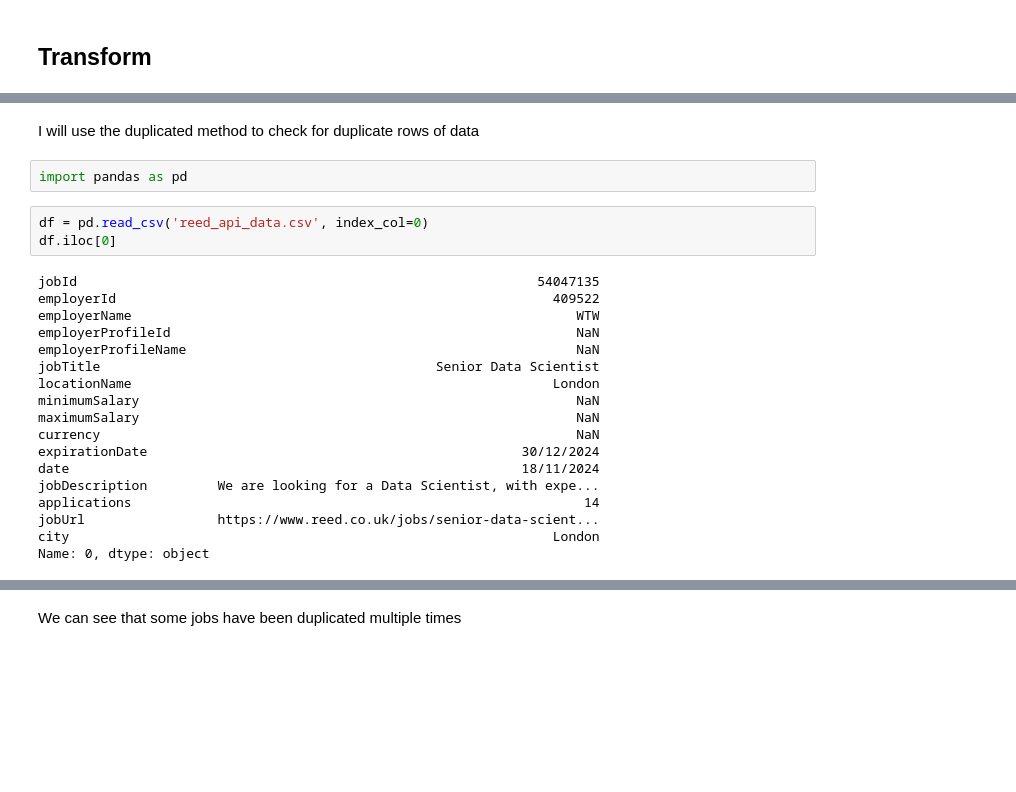
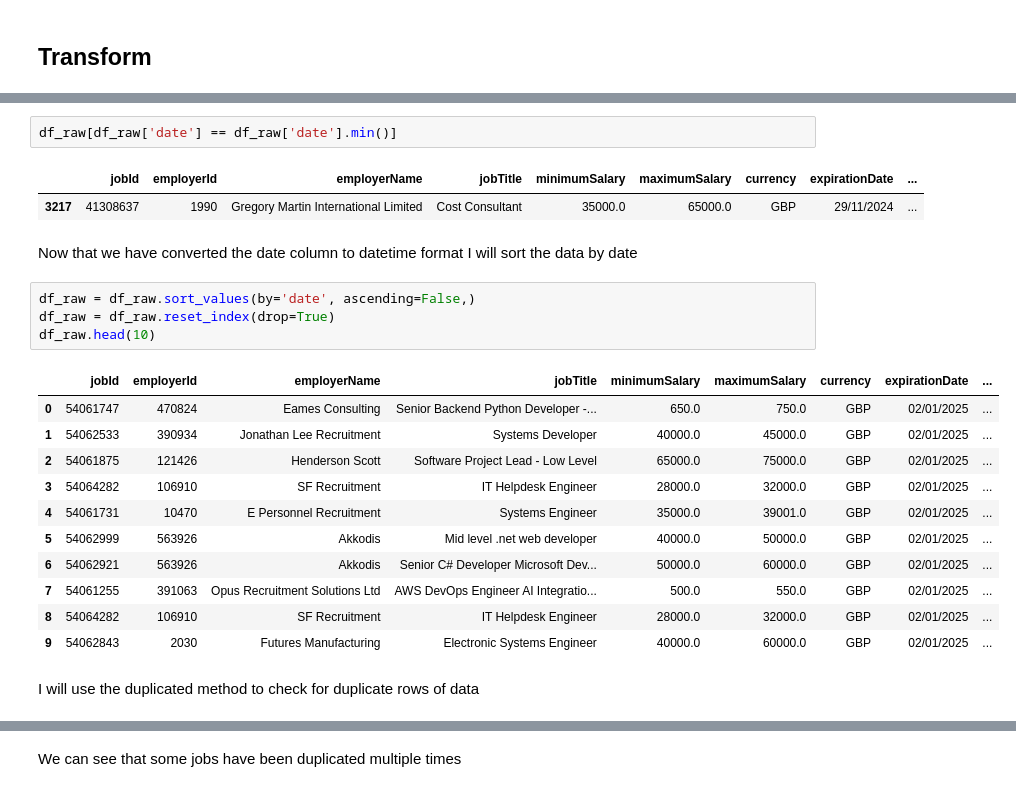
Before and after one commit to jmiller84/job_market_etl, a Jupyter notebook: notebooks/transform.ipynb, the cells around one changed output, grey strips where cells are left out. Drawn from its saved outputs; the diff is of its cells as text; blank space fills up the shorter version.

```diff
--- a/notebooks/transform.ipynb
+++ b/notebooks/transform.ipynb
@@ -5,26 +111,26 @@ Now I have the data saved in a pandas dataframe I can now start to transform the
+# %%
+df_raw[df_raw['date'] == df_raw['date'].min()]
+# %% [output]
+|  | jobId | employerId | employerName | jobTitle | minimumSalary | maximumSalary | currency | expirationDate | ... |
+| 3217 | 41308637 | 1990 | Gregory Martin International Limited | Cost Consultant | 35000.0 | 65000.0 | GBP | 29/11/2024 | ... |
+# %% [markdown]
+Now that we have converted the date column to datetime format I will sort the data by date
+# %%
+df_raw = df_raw.sort_values(by='date', ascending=False,)
+df_raw = df_raw.reset_index(drop=True)
+df_raw.head(10)
+# %% [output]
+|  | jobId | employerId | employerName | jobTitle | minimumSalary | maximumSalary | currency | expirationDate | ... |
+| 0 | 54061747 | 470824 | Eames Consulting | Senior Backend Python Developer -... | 650.0 | 750.0 | GBP | 02/01/2025 | ... |
+| 1 | 54062533 | 390934 | Jonathan Lee Recruitment | Systems Developer | 40000.0 | 45000.0 | GBP | 02/01/2025 | ... |
+| 2 | 54061875 | 121426 | Henderson Scott | Software Project Lead - Low Level | 65000.0 | 75000.0 | GBP | 02/01/2025 | ... |
+| 3 | 54064282 | 106910 | SF Recruitment | IT Helpdesk Engineer | 28000.0 | 32000.0 | GBP | 02/01/2025 | ... |
+| 4 | 54061731 | 10470 | E Personnel Recruitment | Systems Engineer | 35000.0 | 39001.0 | GBP | 02/01/2025 | ... |
+| 5 | 54062999 | 563926 | Akkodis | Mid level .net web developer | 40000.0 | 50000.0 | GBP | 02/01/2025 | ... |
+| 6 | 54062921 | 563926 | Akkodis | Senior C# Developer Microsoft Dev... | 50000.0 | 60000.0 | GBP | 02/01/2025 | ... |
+| 7 | 54061255 | 391063 | Opus Recruitment Solutions Ltd | AWS DevOps Engineer AI Integratio... | 500.0 | 550.0 | GBP | 02/01/2025 | ... |
+| 8 | 54064282 | 106910 | SF Recruitment | IT Helpdesk Engineer | 28000.0 | 32000.0 | GBP | 02/01/2025 | ... |
+| 9 | 54062843 | 2030 | Futures Manufacturing | Electronic Systems Engineer | 40000.0 | 60000.0 | GBP | 02/01/2025 | ... |
 # %% [markdown]
 I will use the duplicated method to check for duplicate rows of data
-# %%
-import pandas as pd
-# %%
-df = pd.read_csv('reed_api_data.csv', index_col=0)
-df.iloc[0]
-# %% [output]
-jobId                                                           54047135
-employerId                                                        409522
-employerName                                                         WTW
-employerProfileId                                                    NaN
-employerProfileName                                                  NaN
-jobTitle                                           Senior Data Scientist
-locationName                                                      London
-minimumSalary                                                        NaN
-maximumSalary                                                        NaN
-currency                                                             NaN
-expirationDate                                                30/12/2024
-date                                                          18/11/2024
-jobDescription         We are looking for a Data Scientist, with expe...
-applications                                                          14
-jobUrl                 https://www.reed.co.uk/jobs/senior-data-scient...
-city                                                              London
-Name: 0, dtype: object
 # %%
```
Also changed, not shown: parts of 32 cells of this notebook, 1 other file.
